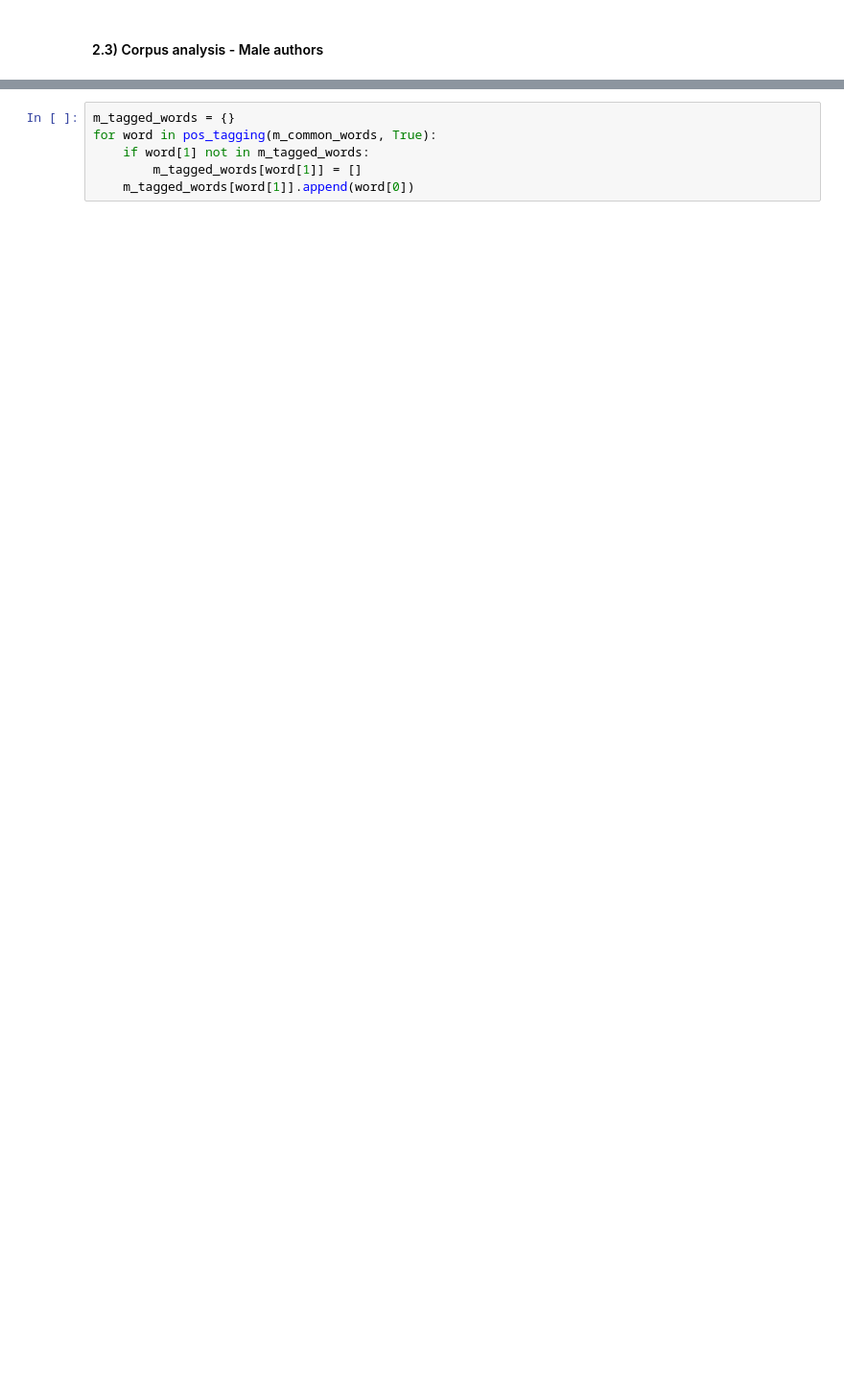
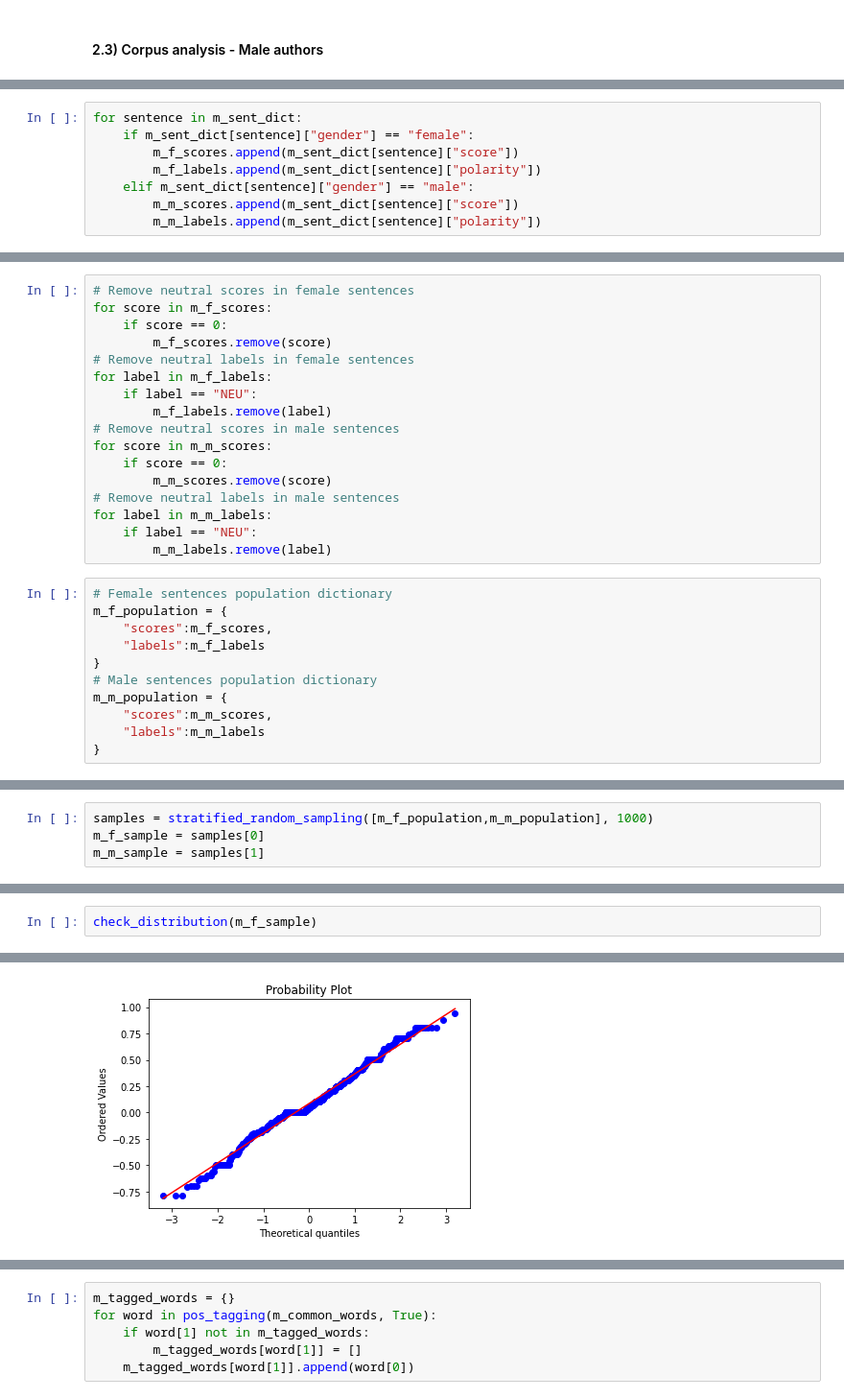
Before and after one commit to gobbykid/corpora_analytics, a Jupyter notebook: analytics.ipynb, the cells around one changed output, grey strips where cells are left out. Shown at 96% size. Drawn from its saved outputs; the diff is of its cells as text; blank space fills up the shorter version.

```diff
--- a/analytics.ipynb
+++ b/analytics.ipynb
@@ -767,0 +824,8 @@ Obviously, this time we will make use of the other dictionaries.
+# %%
+for sentence in m_sent_dict:
+    if m_sent_dict[sentence]["gender"] == "female":
+        m_f_scores.append(m_sent_dict[sentence]["score"])
+        m_f_labels.append(m_sent_dict[sentence]["polarity"])
+    elif m_sent_dict[sentence]["gender"] == "male":
+        m_m_scores.append(m_sent_dict[sentence]["score"])
+        m_m_labels.append(m_sent_dict[sentence]["polarity"])
@@ -767,0 +892,28 @@ Obviously, this time we will make use of the other dictionaries.
+# %%
+# Remove neutral scores in female sentences
+for score in m_f_scores:
+    if score == 0:
+        m_f_scores.remove(score)
+# Remove neutral labels in female sentences
+for label in m_f_labels:
+    if label == "NEU":
+        m_f_labels.remove(label)
+# Remove neutral scores in male sentences
+for score in m_m_scores:
+    if score == 0:
+        m_m_scores.remove(score)
+# Remove neutral labels in male sentences
+for label in m_m_labels:
+    if label == "NEU":
+        m_m_labels.remove(label)
+# %%
+# Female sentences population dictionary
+m_f_population = {
+    "scores":m_f_scores,
+    "labels":m_f_labels
+}
+# Male sentences population dictionary
+m_m_population = {
+    "scores":m_m_scores,
+    "labels":m_m_labels
+}
@@ -767,0 +922,4 @@ Obviously, this time we will make use of the other dictionaries.
+# %%
+samples = stratified_random_sampling([m_f_population,m_m_population], 1000)
+m_f_sample = samples[0]
+m_m_sample = samples[1]
@@ -767,0 +933,3 @@ Obviously, this time we will make use of the other dictionaries.
+# %%
+check_distribution(m_f_sample)
+# %% [output]
@@ -767,0 +942 @@ Obviously, this time we will make use of the other dictionaries.
+[figure, added]
```
Also changed, not shown: parts of 164 cells of this notebook, 2 other files.
